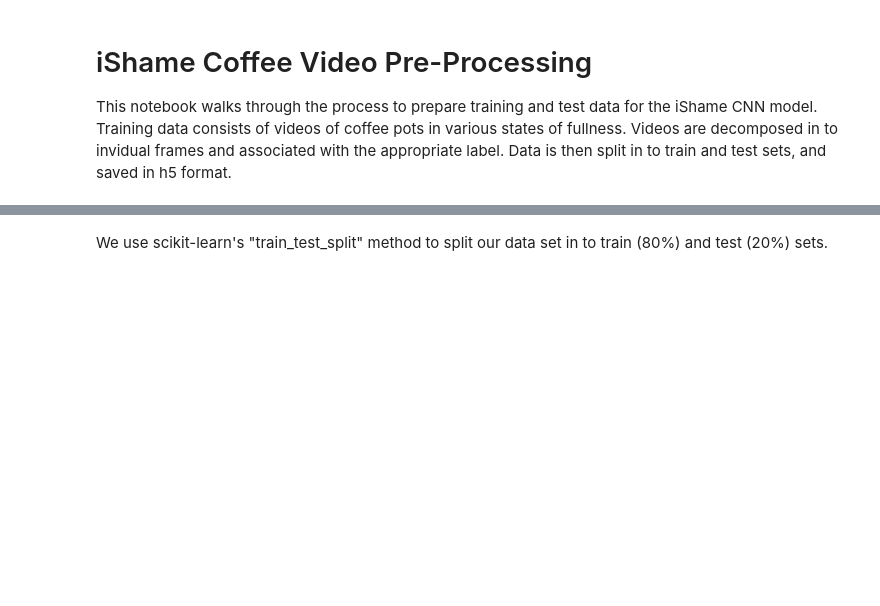
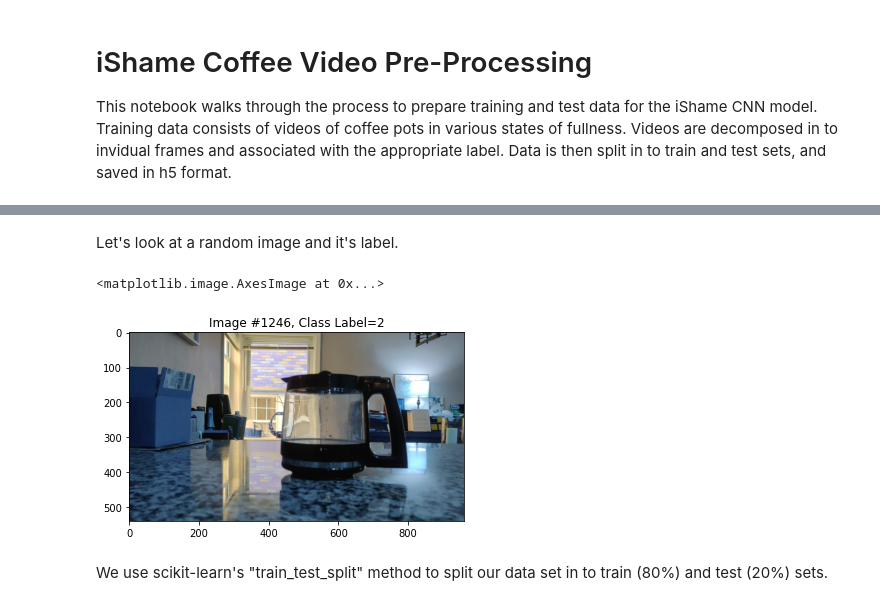
Before and after one commit to daugherty-stl-dspg/bad_beans, a Jupyter notebook: iShame/process_label_videos.ipynb, the cells around one changed output, grey strips where cells are left out. Saved outputs shown, nothing was run; the diff lists cells and outputs as text; code cells hidden in the pictures; blank space fills up the shorter version.

```diff
--- a/iShame/process_label_videos.ipynb
+++ b/iShame/process_label_videos.ipynb
@@ -110,3 +121,12 @@ Last Image Label 0
+# %% [markdown]
+Let's look at a random image and it's label.
+# %%
+idx = randint(0,len(image_data))
+plt.title('Image #' + str(idx) + ', Class Label=' + str(image_labels[idx]))
+plt.imshow(image_data[idx])
+# %% [output]
+<matplotlib.image.AxesImage at 0x...>
+[figure, added]
 # %% [markdown]
 We use scikit-learn's "train_test_split" method to split our data set in to train (80%) and test (20%) sets.
 # %%
```
Also changed, not shown: parts of 22 cells of this notebook, 2 other files.
